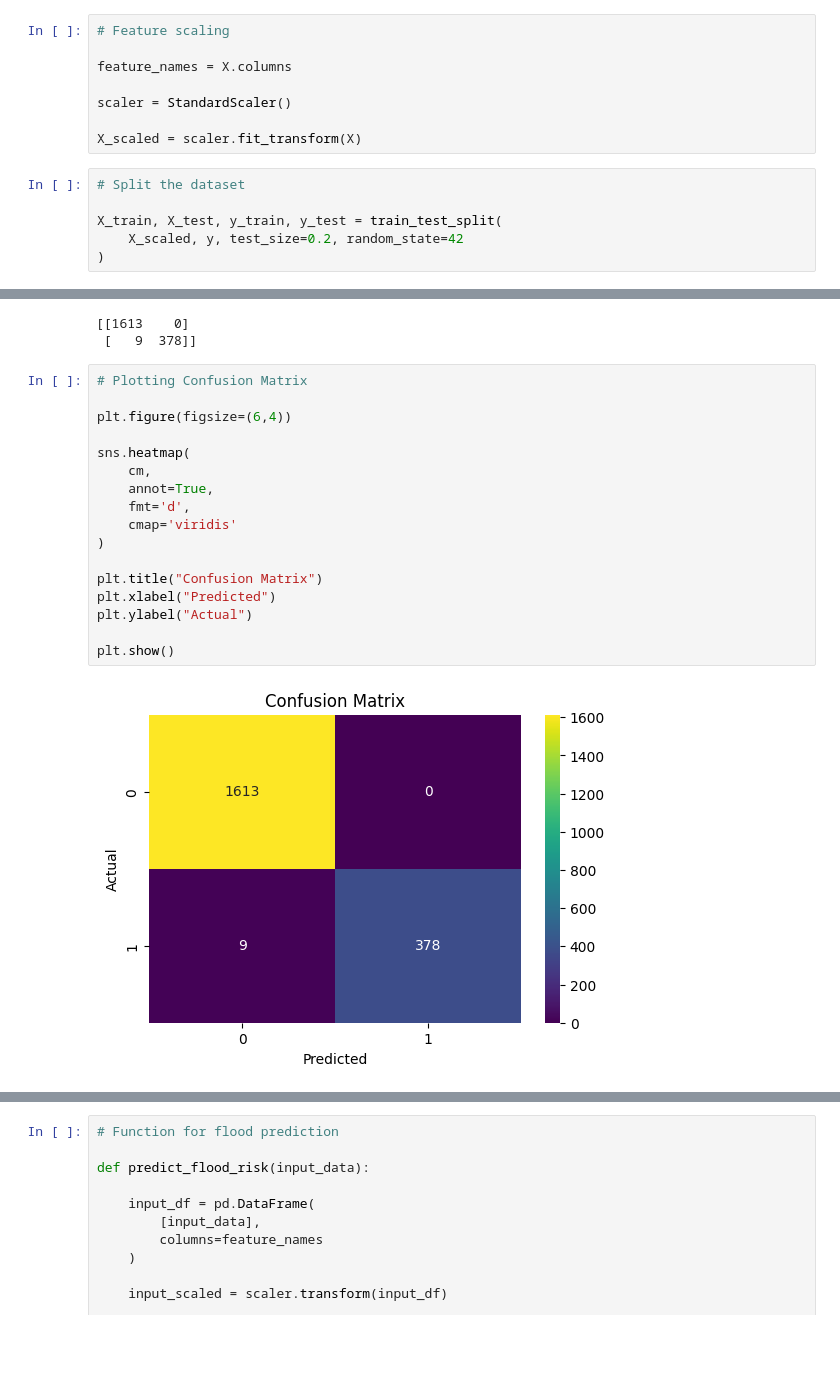
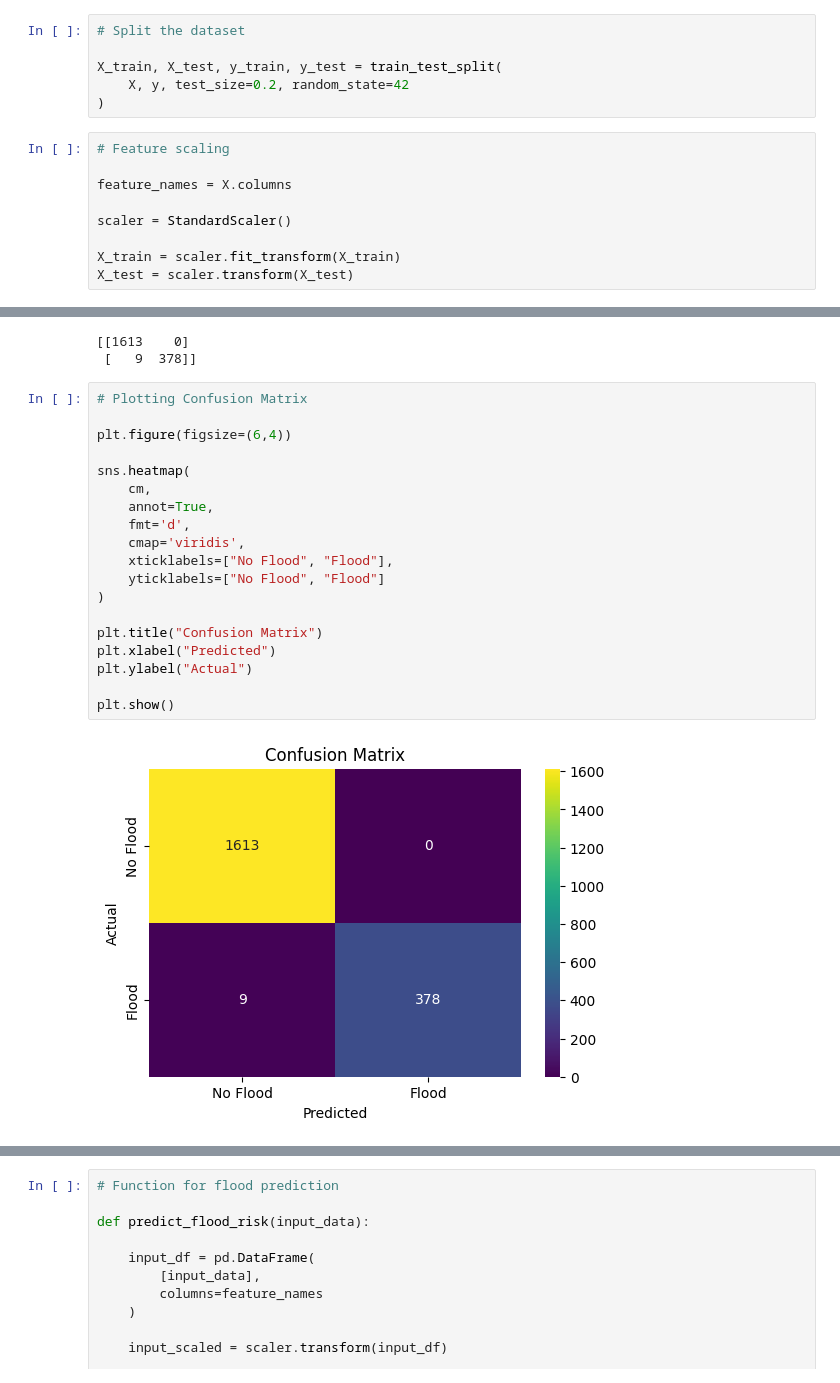
Before and after one commit to Tuhin092005/Project_1_Flood_Risk_Prediction_System_Using_Machine_Learning, a Jupyter notebook: Flood_Risk_Prediction_System.ipynb, the cells around one changed output, grey strips where cells are left out. Saved outputs shown, nothing was run; the diff lists cells and outputs as text; blank space fills up the shorter version.

```diff
--- a/Flood_Risk_Prediction_System.ipynb
+++ b/Flood_Risk_Prediction_System.ipynb
@@ -124,6 +124,12 @@ for column in categorical_columns:
     encoder = LabelEncoder()
     X[column] = encoder.fit_transform(X[column])
     label_encoders[column] = encoder
+# %%
+# Split the dataset
+
+X_train, X_test, y_train, y_test = train_test_split(
+    X, y, test_size=0.2, random_state=42
+)
 # %%
 # Feature scaling
 
@@ -131,13 +137,8 @@ feature_names = X.columns
 
 scaler = StandardScaler()
 
-X_scaled = scaler.fit_transform(X)
+X_train = scaler.fit_transform(X_train)
+X_test = scaler.transform(X_test)
-# %%
-# Split the dataset
-
-X_train, X_test, y_train, y_test = train_test_split(
-    X_scaled, y, test_size=0.2, random_state=42
-)
 # %%
 # Train Logistic Regression model
 
@@ -266,22 +267,24 @@ print(cm)
 # %%
 # Plotting Confusion Matrix
 
 plt.figure(figsize=(6,4))
 
 sns.heatmap(
     cm,
     annot=True,
     fmt='d',
-    cmap='viridis'
+    cmap='viridis',
+    xticklabels=["No Flood", "Flood"],
+    yticklabels=["No Flood", "Flood"]
 )
 
 plt.title("Confusion Matrix")
 plt.xlabel("Predicted")
 plt.ylabel("Actual")
 
 plt.show()
 # %% [output]
-[figure, old version]
+[figure, new version]
 # %%
 # Display classification report
 
```
Also changed, not shown: parts of 9 cells of this notebook.
